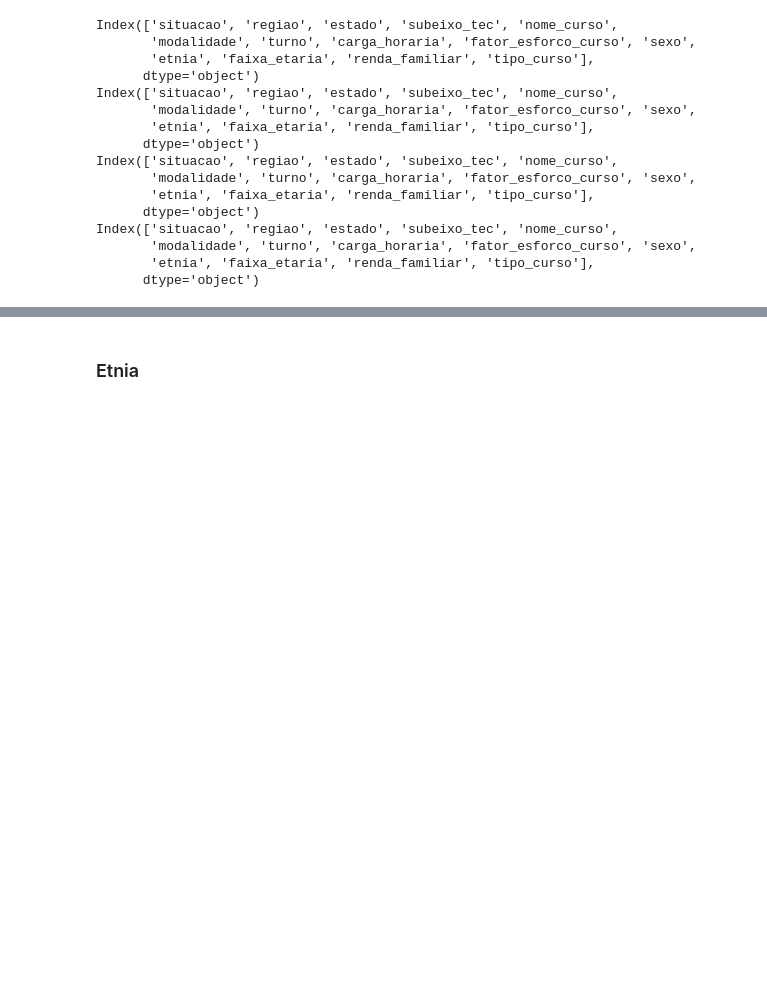
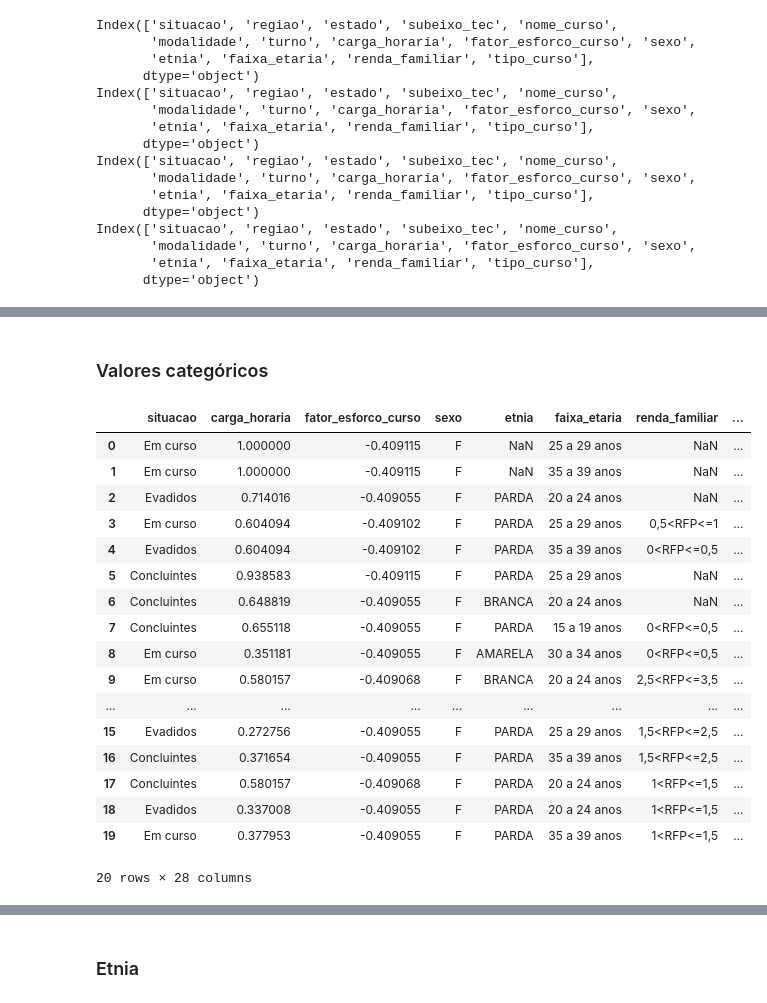
Before and after one commit to profdaniellegms/evasao-ept, a Jupyter notebook: notebooks/nb3_transforming.ipynb, the cells around one changed output, grey strips where cells are left out. Drawn from its saved outputs; the diff is of its cells as text; code cells hidden in the pictures; blank space fills up the shorter version.

```diff
--- a/notebooks/nb3_transforming.ipynb
+++ b/notebooks/nb3_transforming.ipynb
@@ -82,0 +136,24 @@ See the caveats in the documentation: https://pandas.pydata.org/pandas-docs/stab
+# %% [markdown]
+### Valores categóricos
+# %%
+df_dummies = pd.get_dummies(df, columns=['regiao', 'estado', 'subeixo_tec', 'nome_curso', 'modalidade', 'turno', 'tipo_curso'])
+df_dummies
+# %% [output]
+|  | situacao | carga_horaria | fator_esforco_curso | sexo | etnia | faixa_etaria | renda_familiar | ... |
+| 0 | Em curso | 1.000000 | -0.409115 | F | NaN | 25 a 29 anos | NaN | ... |
+| 1 | Em curso | 1.000000 | -0.409115 | F | NaN | 35 a 39 anos | NaN | ... |
+| 2 | Evadidos | 0.714016 | -0.409055 | F | PARDA | 20 a 24 anos | NaN | ... |
+| 3 | Em curso | 0.604094 | -0.409102 | F | PARDA | 25 a 29 anos | 0,5<RFP<=1 | ... |
+| 4 | Evadidos | 0.604094 | -0.409102 | F | PARDA | 35 a 39 anos | 0<RFP<=0,5 | ... |
+| 5 | Concluintes | 0.938583 | -0.409115 | F | PARDA | 25 a 29 anos | NaN | ... |
+| 6 | Concluintes | 0.648819 | -0.409055 | F | BRANCA | 20 a 24 anos | NaN | ... |
+| 7 | Concluintes | 0.655118 | -0.409055 | F | PARDA | 15 a 19 anos | 0<RFP<=0,5 | ... |
+| 8 | Em curso | 0.351181 | -0.409055 | F | AMARELA | 30 a 34 anos | 0<RFP<=0,5 | ... |
+| 9 | Em curso | 0.580157 | -0.409068 | F | BRANCA | 20 a 24 anos | 2,5<RFP<=3,5 | ... |
+| ... | ... | ... | ... | ... | ... | ... | ... | ... |
+| 15 | Evadidos | 0.272756 | -0.409055 | F | PARDA | 25 a 29 anos | 1,5<RFP<=2,5 | ... |
+| 16 | Concluintes | 0.371654 | -0.409055 | F | PARDA | 35 a 39 anos | 1,5<RFP<=2,5 | ... |
+| 17 | Concluintes | 0.580157 | -0.409068 | F | PARDA | 20 a 24 anos | 1<RFP<=1,5 | ... |
+| 18 | Evadidos | 0.337008 | -0.409055 | F | PARDA | 20 a 24 anos | 1<RFP<=1,5 | ... |
+| 19 | Em curso | 0.377953 | -0.409055 | F | PARDA | 35 a 39 anos | 1<RFP<=1,5 | ... |
+20 rows × 28 columns
```
Also changed, not shown: parts of 41 cells of this notebook, 1 other file.
